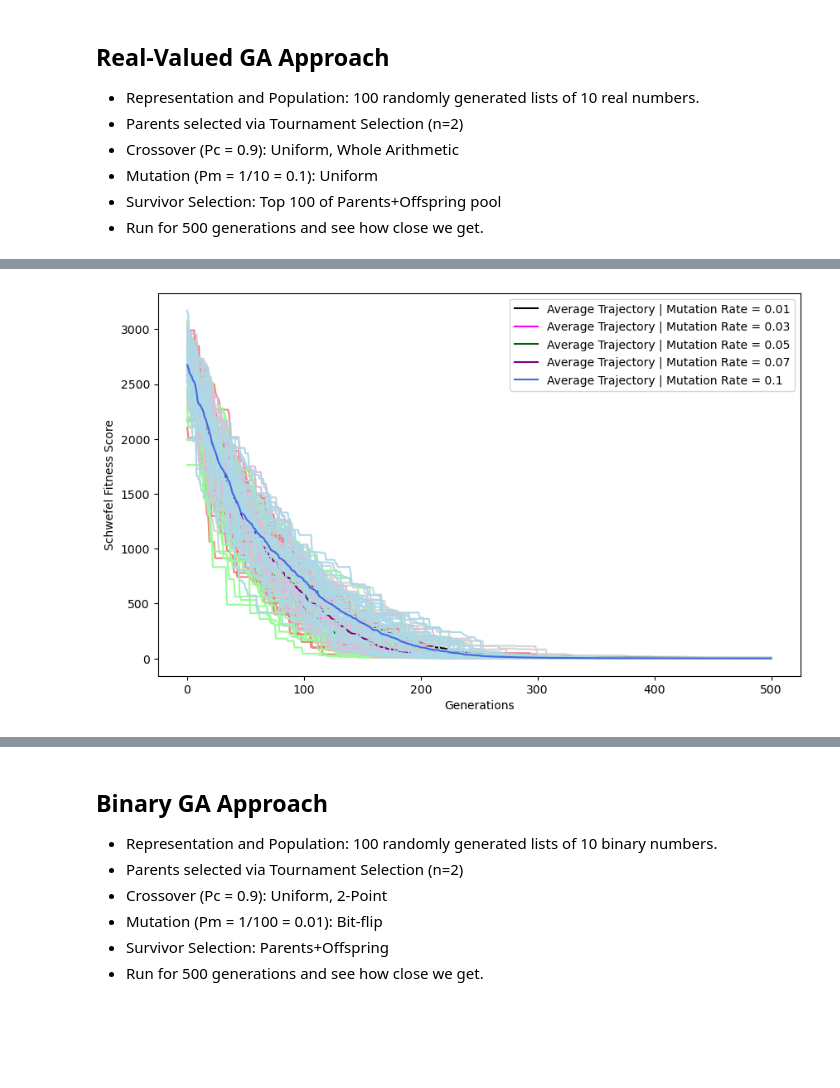
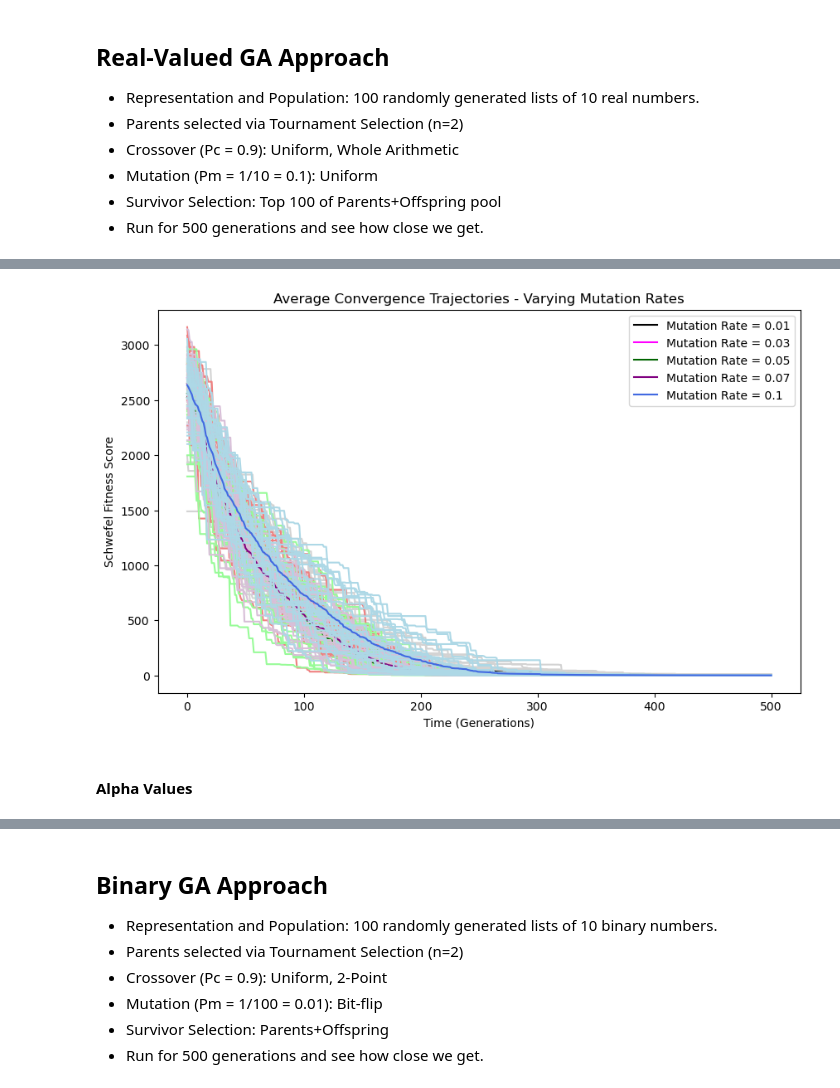
Before and after one commit to AlexPei-YuTsai/8-queen-evo-algo, a Jupyter notebook: schwefel.ipynb, the cells around one changed output, grey strips where cells are left out. Drawn from its saved outputs; the diff is of its cells as text; code cells hidden in the pictures; blank space fills up the shorter version.

```diff
--- a/schwefel.ipynb
+++ b/schwefel.ipynb
@@ -194,5 +222,0 @@ print("--- %s seconds ---" % (time.time() - start_time))
-# %%
-data_df = pd.DataFrame(data)
-data_df.index += 1
-data_df.index.name = "Trial Number"
-data_df.head()
@@ -208 +237,12 @@ data_df.head()
+# %%
+# Function that reports convergence
+# Takes in some results, aggregates, and responds with time to converge to score N
+def conv(df, n, label, param):
+    average_df = df.mean(axis=0).to_frame(name="Fit")
+
+    # Conditional exists because it's very possible the algorithm won't converge in time or converge at all
+    if (len(average_df[average_df['Fit']<n])>0):
+        print(f"On average, a Genetic Algorithm with a {label} of {param} reaches Schwefel < {n} at Generation {average_df[average_df['Fit']<n].iloc[0].name}")
+    else:
+        print(f"On average, a Genetic Algorithm with a {label} of {param} did not reach Schwefel < {n} within the time limit")
 # %%
@@ -478,51 +447,29 @@ On average, Genetic Algorithm with a Mutation Rate of 0.7 did not converge towar
 # %%
-# This time, with varying Mutation Rates
+# Testing more Mutation Rates to see where things peak
 tsizes=[0.01, 0.03, 0.05, 0.07, 0.1]
 color=[["lightgrey", "black"], ["lightcoral", "magenta"], ["palegreen", "darkgreen"], ["thistle", "purple"], ["lightblue", "royalblue"]]
 
 # Test different conditions
 for test in range(5):
-    # Each Test Bundle
+    # Change Parameters per Test Bundle
     start_time = time.time()
     mrate = tsizes[test]
-    data = []
-    for trial in range(30):
-        # Initialize population
-        population = [[random.uniform(-512, 512) for i in range(10)] for i in range(100)]
 
-        # Keep track of both fitness over time and best performer overtime
-        # Doing range(501) here because we're also counting its initial performance
-        f_progress = [min([schwefel(i) for i in population])]
+    # Plot Results of each Test Bundle
+    data_df = test_trials(30)
+    # Report Convergence
+    conv(data_df, 10, "Mutation Rate", mrate)
 
-        for i in range(500):
-            # Make 100 Kids
-            for i in range(50):
-                # Parent Selection
-                parents = parent_sel(population)
+    print("--- %s seconds ---" % (time.time() - start_time))
 
-                # Variation Operators
-                children = cross(*parents)
-                children = [mutate(i) for i in children]
-                population = population+children
-
-            # Survival Selection
-            population = det_surv(population)
-            f_progress.append(min([schwefel(i) for i in population]))
-        data.append(f_progress)
-    # Plot Results of each Test Bundle
-    data_df = pd.DataFrame(data)
-    average_df = data_df.mean(axis=0).to_frame(name="Average Fitness each Generation")
-    if (len(average_df[average_df['Average Fitness each Generation']<10])>0):
-        print(f"On average, Genetic Algorithm with a Mutation Rate of {mrate} reaches Schwefel < 10 at Generation {average_df[average_df['Average Fitness each Generation']<10].iloc[0].name}")
-    else:
-        print(f"On average, Genetic Algorithm with a Mutation Rate of {mrate} did not converge towards the Global Optimum")
-    print("--- %s seconds ---" % (time.time() - start_time))
+    # Graph results, needs to be on the same DataFrame for results to be on the same chart
     for i in range(30):
         data_df.iloc[i].plot(color=color[test][0], label="_nolegend_")
-    data_df.mean(axis=0).plot(color=color[test][1], label=f"Average Trajectory | Mutation Rate = {mrate}")
+    data_df.mean(axis=0).plot(color=color[test][1], label=f"Mutation Rate = {mrate}")
 
+plt.title("Average Convergence Trajectories - Varying Mutation Rates")
 plt.ylabel("Schwefel Fitness Score")
-plt.xlabel("Generations")
+plt.xlabel("Time (Generations)")
 plt.legend()
 plt.show()
 
@@ -542 +489,3 @@ On average, Genetic Algorithm with a Mutation Rate of 0.1 reaches Schwefel < 10
-[figure, old version]
+[figure, new version]
+# %% [markdown]
+#### Alpha Values
```
Also changed, not shown: parts of 20 cells of this notebook.
